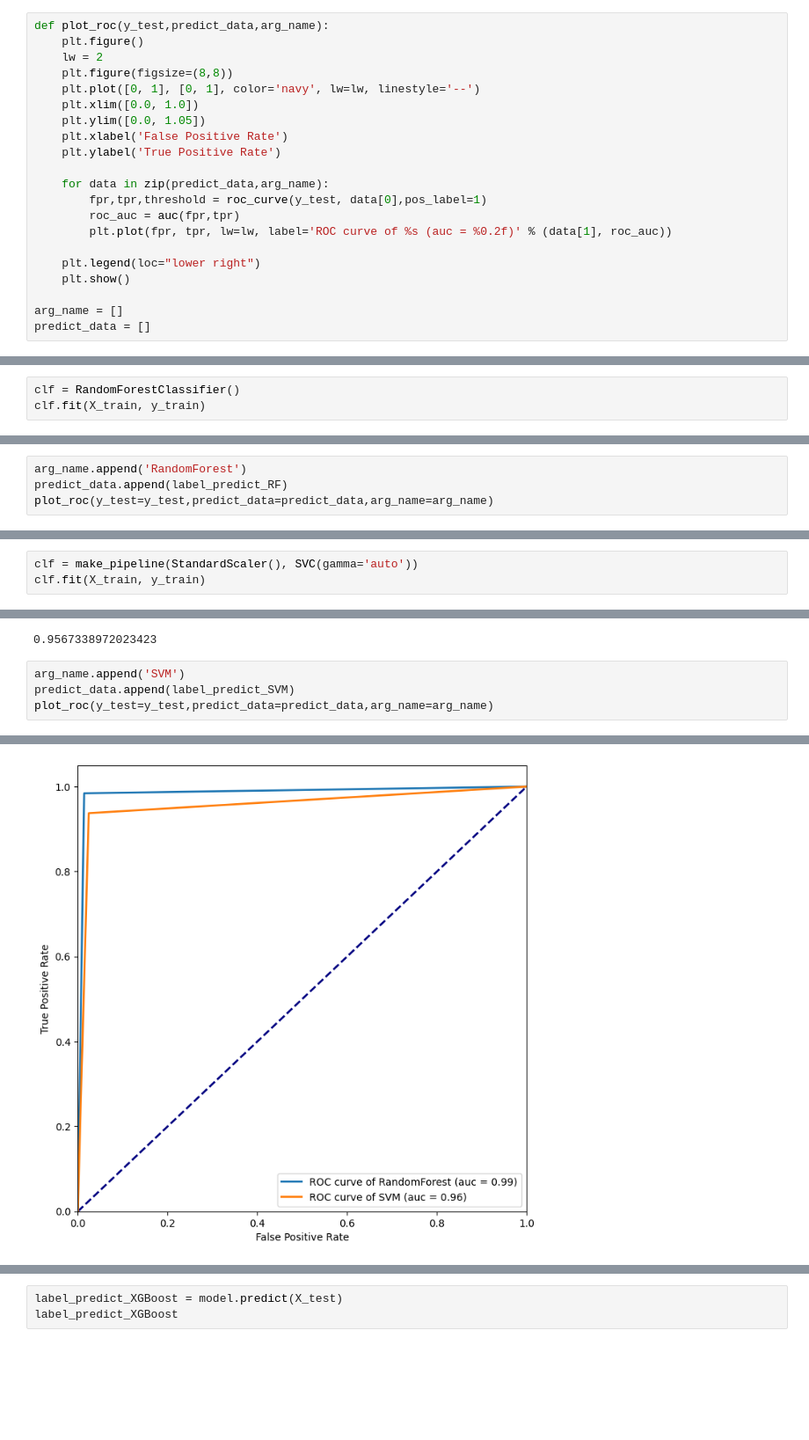
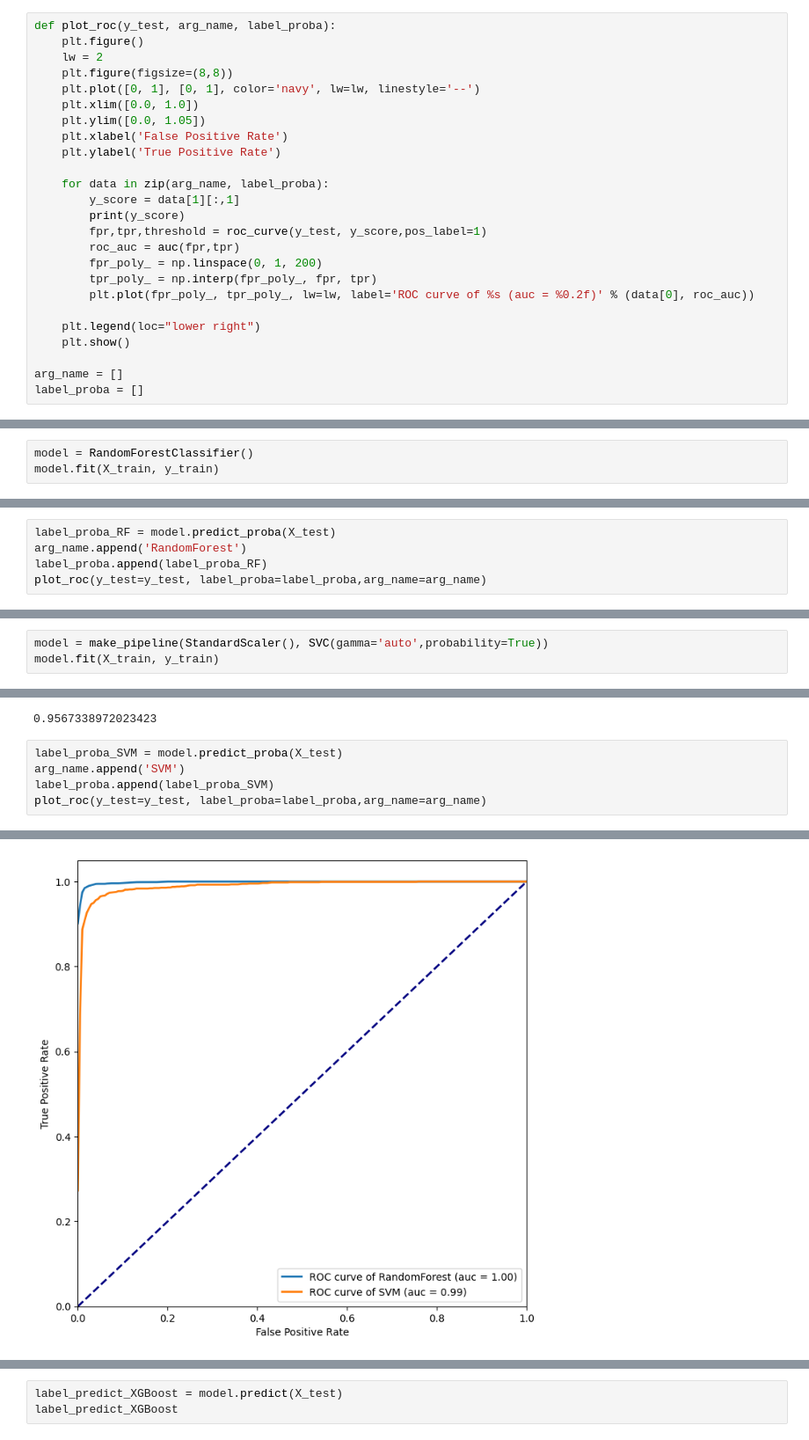
Before and after one commit to dukechain2333/ST112-Final, a Jupyter notebook: Phishing_BestFirst_Demo.ipynb, the cells around one changed output, grey strips where cells are left out. Shown at 88% size. Cells and saved outputs as stored; diff of their text form; blank space fills up the shorter version.

```diff
--- a/Phishing_BestFirst_Demo.ipynb
+++ b/Phishing_BestFirst_Demo.ipynb
@@ -14,7 +14,7 @@ from sklearn.preprocessing import StandardScaler
 from xgboost import XGBClassifier
 from sklearn.neighbors import KNeighborsClassifier
 # %%
-def plot_roc(y_test,predict_data,arg_name):
+def plot_roc(y_test, arg_name, label_proba):
     plt.figure()
     lw = 2
     plt.figure(figsize=(8,8))
@@ -24,16 +24,20 @@ def plot_roc(y_test,predict_data,arg_name):
     plt.xlabel('False Positive Rate')
     plt.ylabel('True Positive Rate')
 
-    for data in zip(predict_data,arg_name):
-        fpr,tpr,threshold = roc_curve(y_test, data[0],pos_label=1)
+    for data in zip(arg_name, label_proba):
+        y_score = data[1][:,1]
+        print(y_score)
+        fpr,tpr,threshold = roc_curve(y_test, y_score,pos_label=1)
         roc_auc = auc(fpr,tpr)
-        plt.plot(fpr, tpr, lw=lw, label='ROC curve of %s (auc = %0.2f)' % (data[1], roc_auc))
+        fpr_poly_ = np.linspace(0, 1, 200)
+        tpr_poly_ = np.interp(fpr_poly_, fpr, tpr)
+        plt.plot(fpr_poly_, tpr_poly_, lw=lw, label='ROC curve of %s (auc = %0.2f)' % (data[0], roc_auc))
 
     plt.legend(loc="lower right")
     plt.show()
 
 arg_name = []
-predict_data = []
+label_proba = []
 # %%
 data = pd.read_csv('Data/Phishing_BestFirst.csv')
 data
@@ -81,8 +85,8 @@ X_train
 | 11055 | 2.0 | 2.0 | 77.0 | 14.0 | 2.0 | 0.72727 | 1.0 | ... |
 12293 rows × 13 columns
 # %%
-clf = RandomForestClassifier()
-clf.fit(X_train, y_train)
+model = RandomForestClassifier()
+model.fit(X_train, y_train)
 # %% [output]
 RandomForestClassifier()
 # %%
@@ -97,5 +101,6 @@ accuracy_score(y_test, label_predict_RF)
 # %%
+label_proba_RF = model.predict_proba(X_test)
 arg_name.append('RandomForest')
-predict_data.append(label_predict_RF)
-plot_roc(y_test=y_test,predict_data=predict_data,arg_name=arg_name)
+label_proba.append(label_proba_RF)
+plot_roc(y_test=y_test, label_proba=label_proba,arg_name=arg_name)
 # %% [output]
@@ -104,5 +110,5 @@ plot_roc(y_test=y_test,predict_data=predict_data,arg_name=arg_name)
 # %%
-clf = make_pipeline(StandardScaler(), SVC(gamma='auto'))
-clf.fit(X_train, y_train)
+model = make_pipeline(StandardScaler(), SVC(gamma='auto',probability=True))
+model.fit(X_train, y_train)
 # %% [output]
 Pipeline(steps=[('standardscaler', StandardScaler()),
@@ -117,7 +123,8 @@ accuracy_score(y_test,label_predict_SVM)
 # %% [output]
 0.9567338972023423
 # %%
+label_proba_SVM = model.predict_proba(X_test)
 arg_name.append('SVM')
-predict_data.append(label_predict_SVM)
-plot_roc(y_test=y_test,predict_data=predict_data,arg_name=arg_name)
+label_proba.append(label_proba_SVM)
+plot_roc(y_test=y_test, label_proba=label_proba,arg_name=arg_name)
 # %% [output]
@@ -125,4 +134,4 @@ plot_roc(y_test=y_test,predict_data=predict_data,arg_name=arg_name)
-[figure, old version]
+[figure, new version]
 # %%
 model = XGBClassifier()
 model.fit(X_train, y_train)
```
Also changed, not shown: parts of 10 cells of this notebook, 1 other file.
